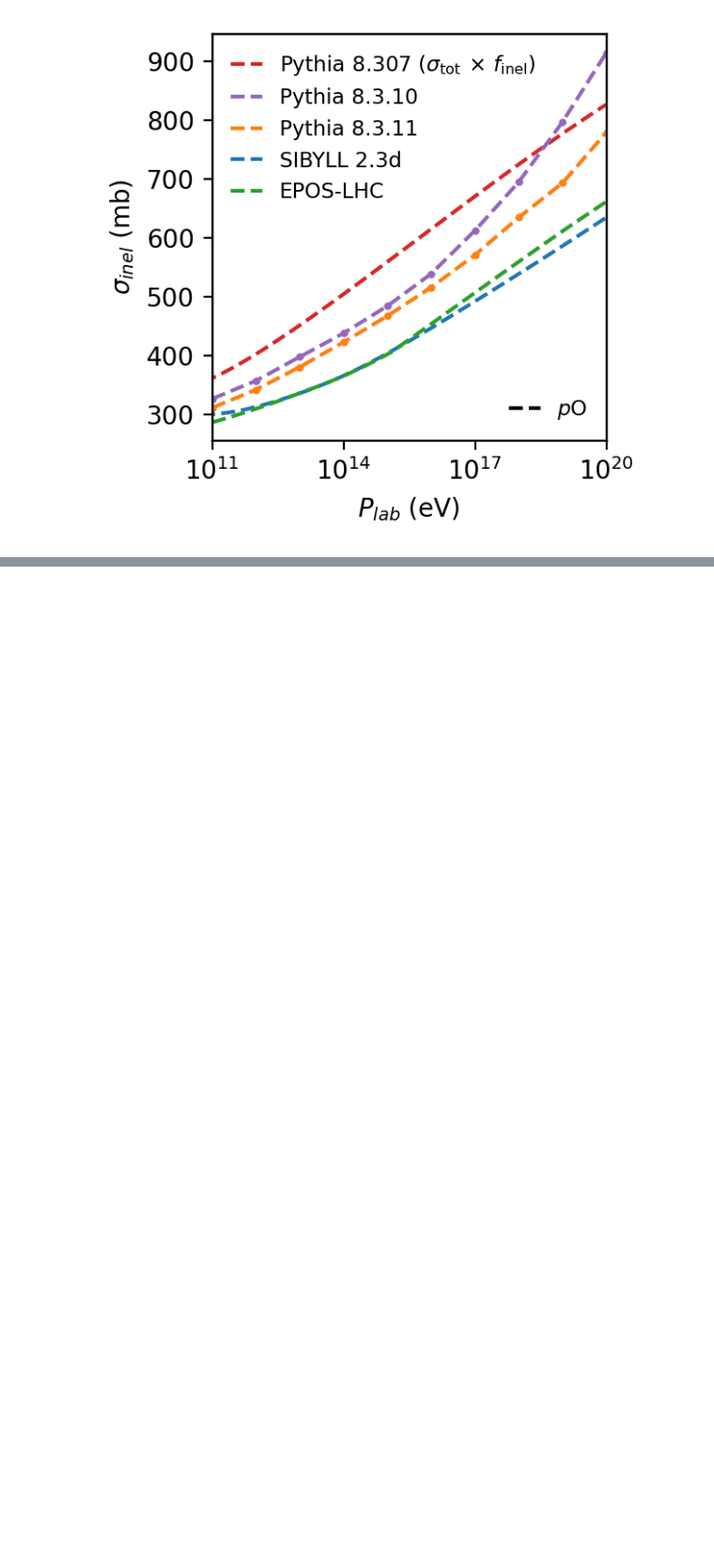
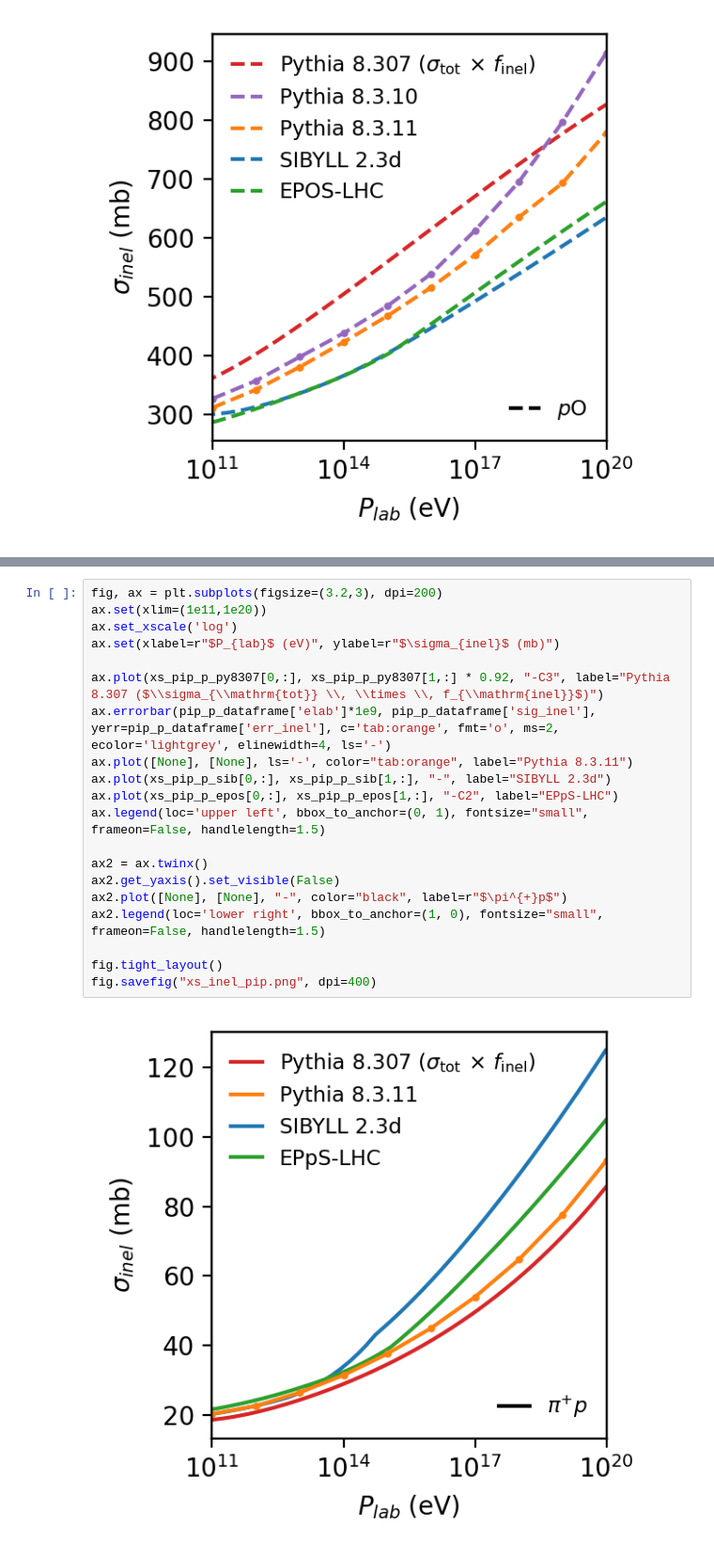
Before and after one commit to gaudu/pythia8311, a Jupyter notebook: examples/pythia8311_xsec_plotting.ipynb, the cells around one changed output, grey strips where cells are left out. Shown at 94% size. Cells and saved outputs as stored; diff of their text form; blank space fills up the shorter version.

```diff
--- a/examples/pythia8311_xsec_plotting.ipynb
+++ b/examples/pythia8311_xsec_plotting.ipynb
@@ -165,0 +196,22 @@ fig.savefig("xs_inel_piO.png", dpi=400)
+# %%
+fig, ax = plt.subplots(figsize=(3.2,3), dpi=200)
+ax.set(xlim=(1e11,1e20))
+ax.set_xscale('log')
+ax.set(xlabel=r"$P_{lab}$ (eV)", ylabel=r"$\sigma_{inel}$ (mb)")
+
+ax.plot(xs_pip_p_py8307[0,:], xs_pip_p_py8307[1,:] * 0.92, "-C3", label="Pythia 8.307 ($\\sigma_{\\mathrm{tot}} \\, \\times \\, f_{\\mathrm{inel}}$)")
+ax.errorbar(pip_p_dataframe['elab']*1e9, pip_p_dataframe['sig_inel'], yerr=pip_p_dataframe['err_inel'], c='tab:orange', fmt='o', ms=2, ecolor='lightgrey', elinewidth=4, ls='-')
+ax.plot([None], [None], ls='-', color="tab:orange", label="Pythia 8.3.11")
+ax.plot(xs_pip_p_sib[0,:], xs_pip_p_sib[1,:], "-", label="SIBYLL 2.3d")
+ax.plot(xs_pip_p_epos[0,:], xs_pip_p_epos[1,:], "-C2", label="EPpS-LHC")
+ax.legend(loc='upper left', bbox_to_anchor=(0, 1), fontsize="small", frameon=False, handlelength=1.5)
+
+ax2 = ax.twinx()
+ax2.get_yaxis().set_visible(False)
+ax2.plot([None], [None], "-", color="black", label=r"$\pi^{+}p$")
+ax2.legend(loc='lower right', bbox_to_anchor=(1, 0), fontsize="small", frameon=False, handlelength=1.5)
+
+fig.tight_layout()
+fig.savefig("xs_inel_pip.png", dpi=400)
+# %% [output]
+[figure, added]
```
Also changed, not shown: parts of 6 cells of this notebook, 3 other files.
